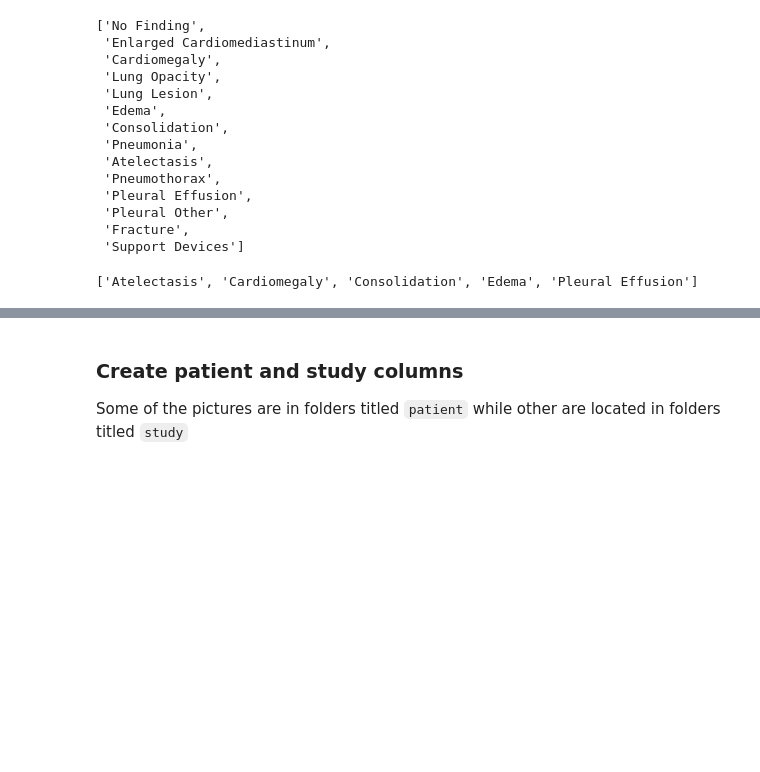
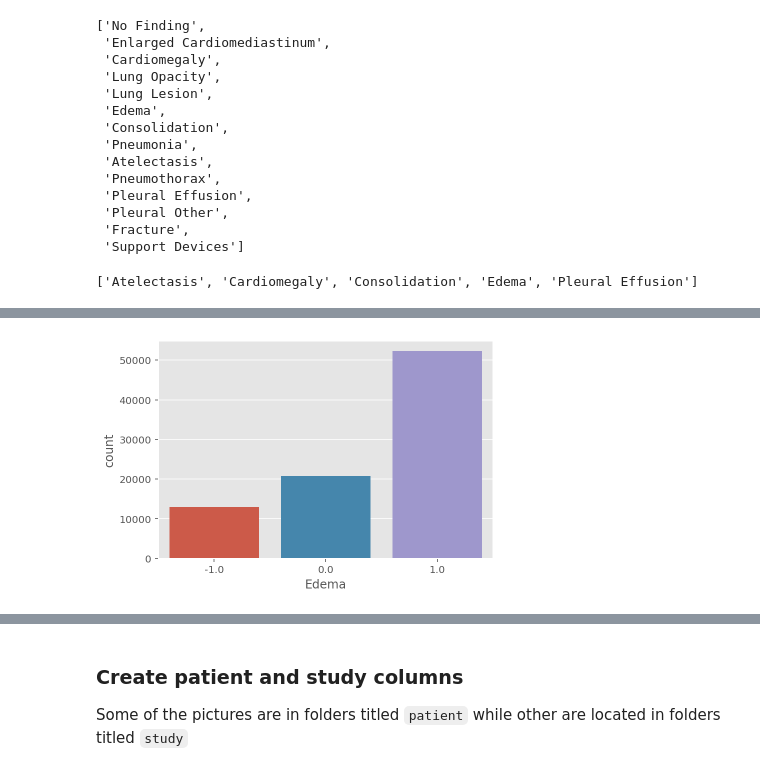
Before and after one commit to earny-joe/Springboard-DS-Portfolio, a Jupyter notebook: capstone_2/initial-exploration.ipynb, the cells around one changed output, grey strips where cells are left out. Saved outputs shown, nothing was run; the diff lists cells and outputs as text; code cells hidden in the pictures; blank space fills up the shorter version.

```diff
--- a/capstone_2/initial-exploration.ipynb
+++ b/capstone_2/initial-exploration.ipynb
@@ -175,0 +194,4 @@ u_zero_features = ['Cardiomegaly', 'Consolidation', 'Pleural Effusion']
+# %%
+sns.countplot(train_df['Edema']);
+# %% [output]
+[figure, added]
```
Also changed, not shown: parts of 11 cells of this notebook.
